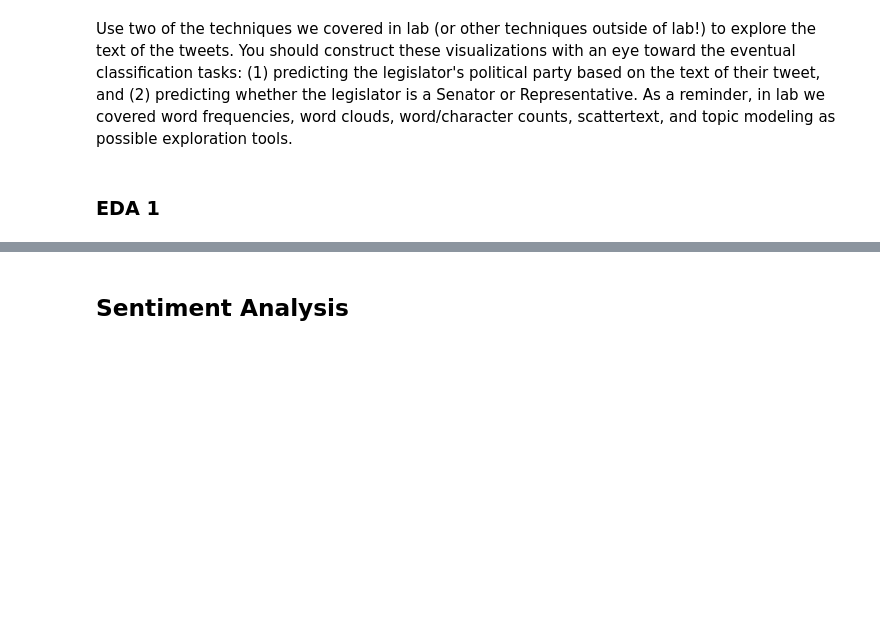
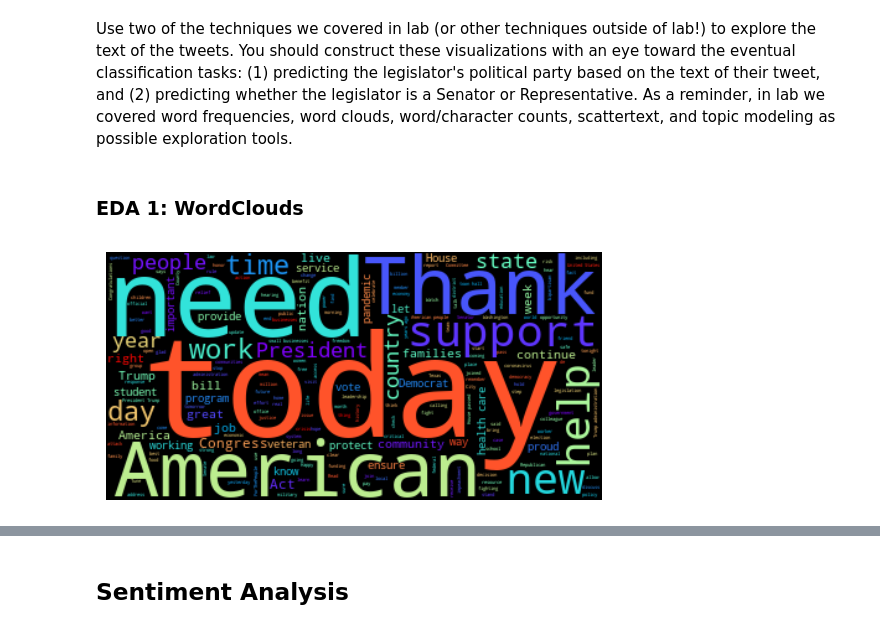
Before and after one commit to brendasciepura/Computational-Social-Science-Projects, a Jupyter notebook: Project 5/Project 5 Student.ipynb, the cells around one changed output, grey strips where cells are left out. Drawn from its saved outputs; the diff is of its cells as text; code cells hidden in the pictures; blank space fills up the shorter version.

```diff
--- a/Project 5/Project 5 Student.ipynb
+++ b/Project 5/Project 5 Student.ipynb
@@ -97,10 +104,11 @@ punctuation
 # %%
 ## defining function to remove punctuation, stop words and other pre-defined characters
 def rem_punc_stop(text):
+
     ## tokenize
     doc = nlp(text)
 
-    ## extract tokens (not including tokens if they are stop words, spaces or punctuation, and I'm also removing any alpha numeric character)
+    ## extract tokens (not including tokens if they are stop words, spaces or punctuation, and I'm also removing any alpha numeric characters)
     spacy_words = [token.text for token in doc if not token.is_stop and not token.is_space and not token.is_punct and (token.is_alpha or token.is_digit)]
 
     ## removing URL
@@ -109,4 +117,10 @@ def rem_punc_stop(text):
     # remove flags for retweeting (e.g., RT)
     spacy_words = [word for word in spacy_words if word.lower() != 'rt']
 
+    # remove another characters that appear very frequently in tweets (QT)
+    spacy_words = [word for word in spacy_words if word.lower() != 'qt']
+
+    # remove "amp" which comes after each & in the text (&amp)
+    spacy_words = [word for word in spacy_words if word.lower() != 'amp']
+
     return spacy_words
@@ -146,0 +135,7 @@ congress_tweets_small.loc['tokens'] = congress_tweets_tokens.copy()
+# %%
+# subset the df to 10,000 random rows
+subset_df = congress_tweets.sample(n=10000)
+
+# apply the function to all columns
+subset_df['tokens'] = subset_df['text'].map(lambda x: rem_punc_stop(x))
+subset_df['tokens']
@@ -147,6 +155,12 @@ congress_tweets_small.loc['tokens'] = congress_tweets_tokens.copy()
+# %%
+## removing independents from dataset to have a binary outcome
+subset_df = subset_df[subset_df['party'] != 'Independent']
+# %%
+## I'm creating this here so that I can use the tokenized version or the full text version as needed
+subset_df['tokens_full_text'] = subset_df['tokens'].map(lambda text: ' '.join(text))
 # %% [markdown]
 ## Exploratory Data Analysis
 # %% [markdown]
 Use two of the techniques we covered in lab (or other techniques outside of lab!) to explore the text of the tweets. You should construct these visualizations with an eye toward the eventual classification tasks: (1) predicting the legislator's political party based on the text of their tweet, and (2) predicting whether the legislator is a Senator or Representative. As a reminder, in lab we covered word frequencies, word clouds, word/character counts, scattertext, and topic modeling as possible exploration tools.
 # %% [markdown]
-### EDA 1
+### EDA 1: WordClouds
@@ -154,0 +167,15 @@ Use two of the techniques we covered in lab (or other techniques outside of lab!
+# %%
+# apply function to text object
+text = ' '.join(subset_df['tokens'].map(lambda text: ' '.join(text)))
+
+# create WordCloud visualization using the "text" object by
+wordcloud = WordCloud(background_color = "black",
+                      colormap='rainbow',
+                      random_state=3141).generate(text)
+
+# plot
+plt.imshow(wordcloud, interpolation = 'bilinear')
+plt.axis('off')
+plt.show()
+# %% [output]
+[figure, added]
```
Also changed, not shown: parts of 90 cells of this notebook.
